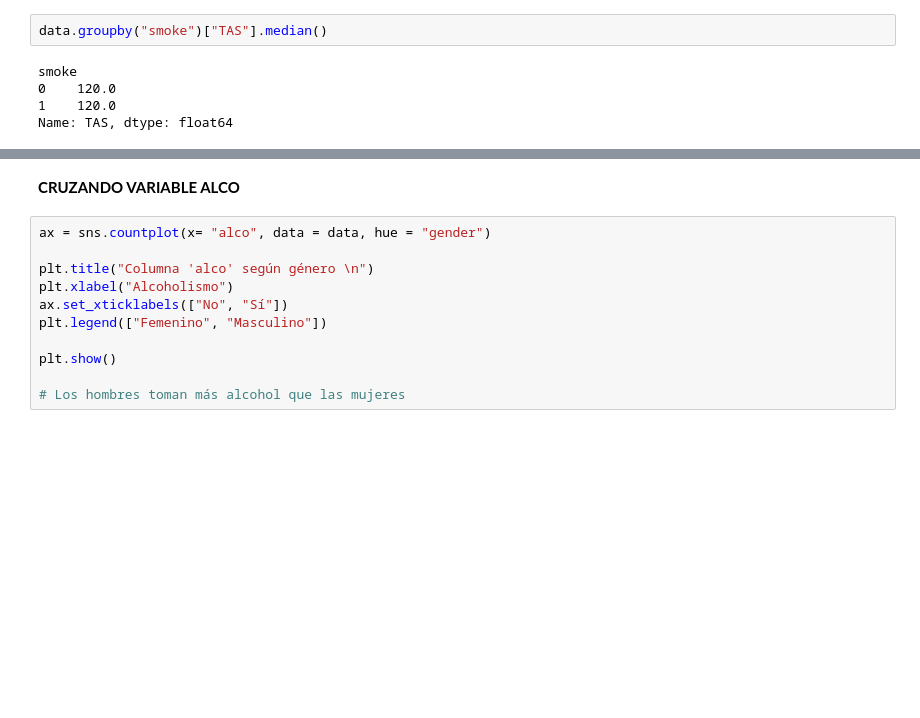
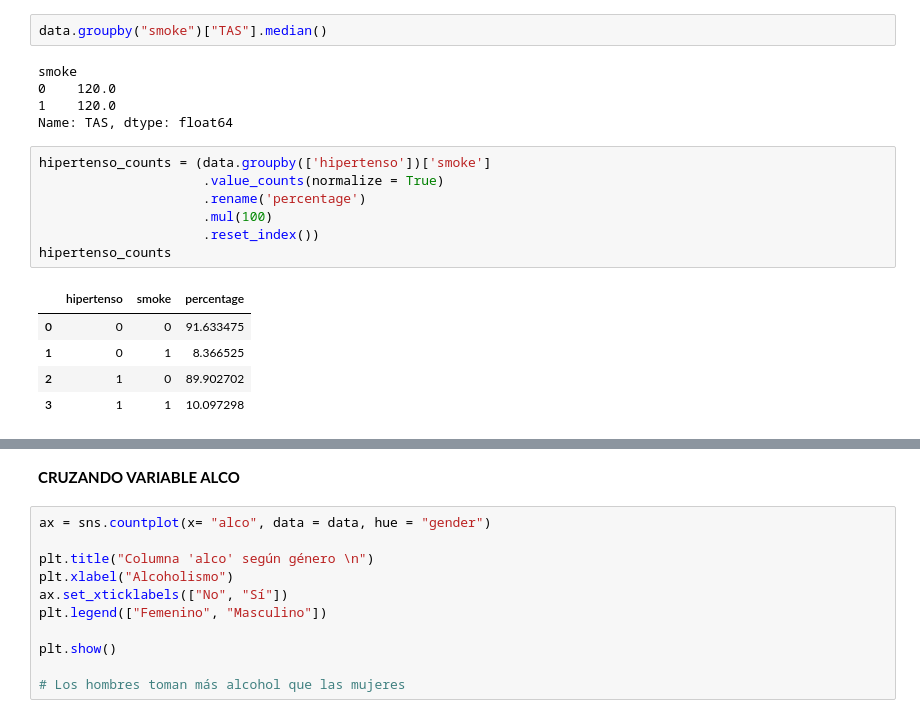
Before and after one commit to iamcest/risk_factors, a Jupyter notebook: scripts/visualizaciones_Javier.ipynb, the cells around one changed output, grey strips where cells are left out. Saved outputs shown, nothing was run; the diff lists cells and outputs as text; blank space fills up the shorter version.

```diff
--- a/scripts/visualizaciones_Javier.ipynb
+++ b/scripts/visualizaciones_Javier.ipynb
@@ -173,6 +188,19 @@ smoke
 0    120.0
 1    120.0
 Name: TAS, dtype: float64
+# %%
+hipertenso_counts = (data.groupby(['hipertenso'])['smoke']
+                     .value_counts(normalize = True)
+                     .rename('percentage')
+                     .mul(100)
+                     .reset_index())
+hipertenso_counts
+# %% [output]
+|  | hipertenso | smoke | percentage |
+| 0 | 0 | 0 | 91.633475 |
+| 1 | 0 | 1 | 8.366525 |
+| 2 | 1 | 0 | 89.902702 |
+| 3 | 1 | 1 | 10.097298 |
 # %%
 hipertenso_counts = (data.groupby(['hipertenso'])['smoke']
                      .value_counts(normalize = True)
```
Also changed, not shown: parts of 5 cells of this notebook, 2 other files.
